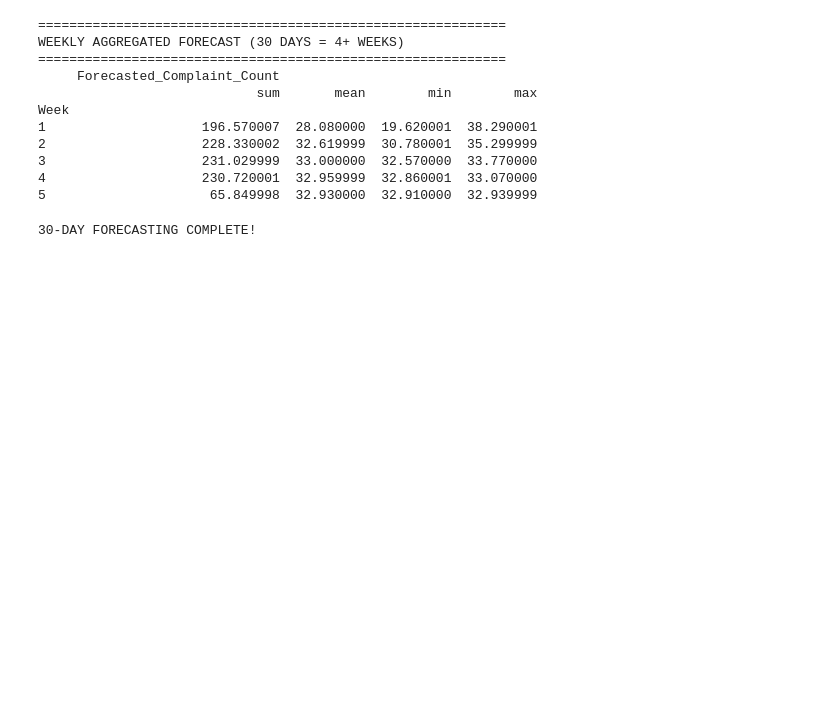
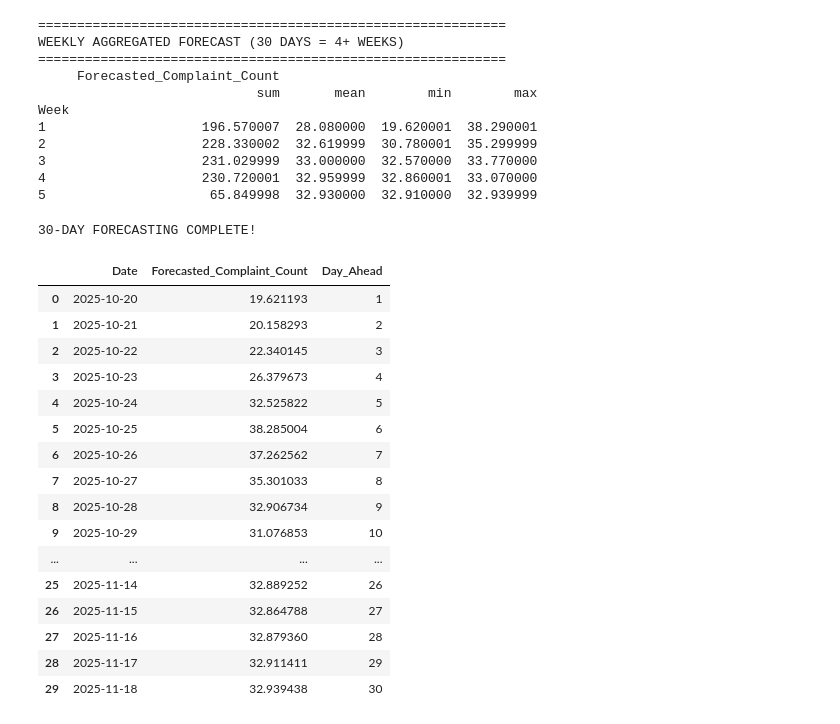
Before and after one commit to susantkumarsahoo/TimeSeriesForecasting_End_To_End, a Jupyter notebook: notebooks/15_note.ipynb, the cells around one changed output. Drawn from its saved outputs; the diff is of its cells as text; code cells hidden in the pictures; blank space fills up the shorter version.

```diff
--- a/notebooks/15_note.ipynb
+++ b/notebooks/15_note.ipynb
@@ -470,3 +470,23 @@ Week
 print("30-DAY FORECASTING COMPLETE!")
 # %% [output]
 30-DAY FORECASTING COMPLETE!
+# %%
+forecast_df
+# %% [output]
+|  | Date | Forecasted_Complaint_Count | Day_Ahead |
+| 0 | 2025-10-20 | 19.621193 | 1 |
+| 1 | 2025-10-21 | 20.158293 | 2 |
+| 2 | 2025-10-22 | 22.340145 | 3 |
+| 3 | 2025-10-23 | 26.379673 | 4 |
+| 4 | 2025-10-24 | 32.525822 | 5 |
+| 5 | 2025-10-25 | 38.285004 | 6 |
+| 6 | 2025-10-26 | 37.262562 | 7 |
+| 7 | 2025-10-27 | 35.301033 | 8 |
+| 8 | 2025-10-28 | 32.906734 | 9 |
+| 9 | 2025-10-29 | 31.076853 | 10 |
+| ... | ... | ... | ... |
+| 25 | 2025-11-14 | 32.889252 | 26 |
+| 26 | 2025-11-15 | 32.864788 | 27 |
+| 27 | 2025-11-16 | 32.879360 | 28 |
+| 28 | 2025-11-17 | 32.911411 | 29 |
+| 29 | 2025-11-18 | 32.939438 | 30 |
```
